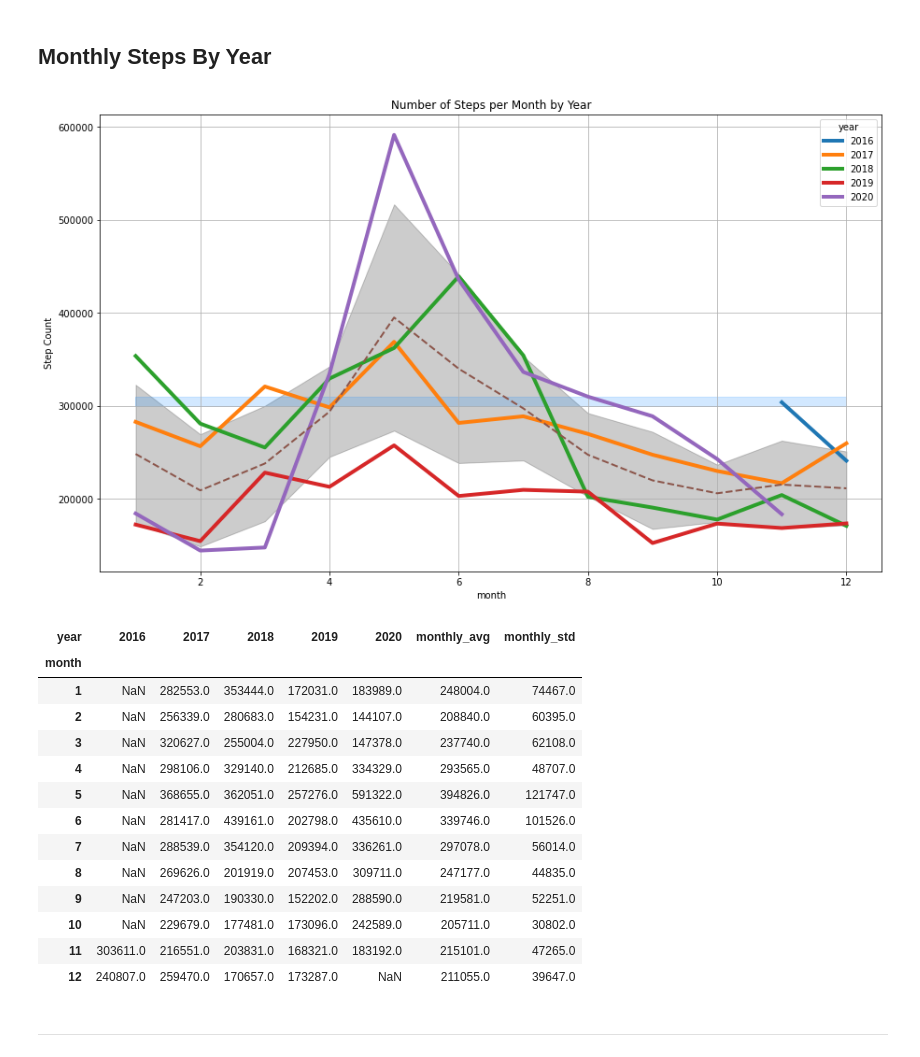
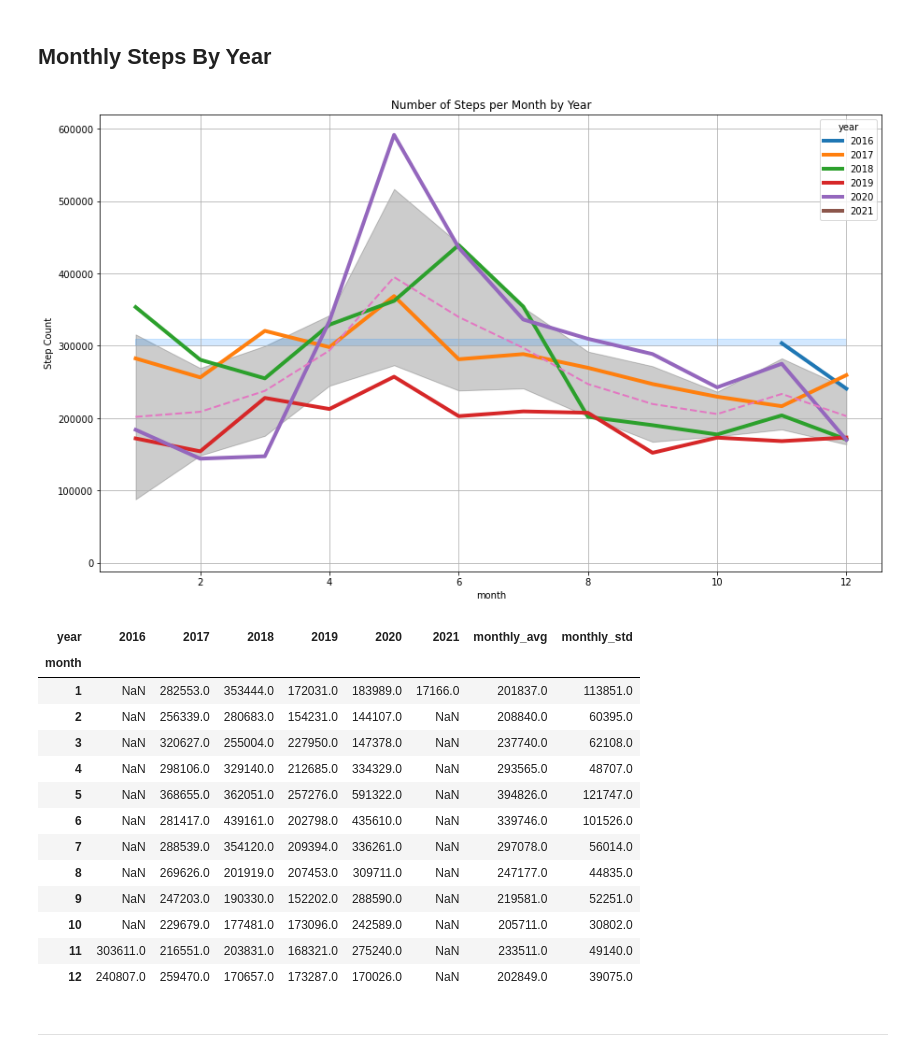
Before and after one commit to gregmames/HealthTracking, a Jupyter notebook: apple_health_data_processor.ipynb, the cells around one changed output. Cells and saved outputs as stored; diff of their text form; code cells hidden in the pictures.

```diff
--- a/apple_health_data_processor.ipynb
+++ b/apple_health_data_processor.ipynb
@@ -437,46 +451,46 @@ Freq: A-DEC, Name: Steps, dtype: int64
 # %%
 # Group data by year in pivot table
 df2 = steps_by_date.copy()
 df2['date'] = pd.to_datetime(df2['date'])
 df2['year'] = df2['date'].dt.year
 df2['month'] = df2['date'].dt.month
 
 df3 = pd.pivot_table(df2, index='month', columns='year', values='Steps', aggfunc='sum')
 #Create mean/std
 df3['monthly_avg'] = round(df3.mean(axis=1, skipna=True))
 df3['monthly_std'] = round(df3.std(axis=1, skipna=True))
 
 chart_title = 'Number of Steps per Month by Year'
-ax = df3.iloc[:,:5].plot(kind='line', figsize=[15, 9], linewidth=4, alpha=1, marker='',
+ax = df3.iloc[:,:6].plot(kind='line', figsize=[15, 9], linewidth=4, alpha=1, marker='',
                       markeredgecolor='#6684c1', markerfacecolor='w', markersize=8, markeredgewidth=2)
 df3.monthly_avg.plot(linestyle='dashed', alpha=1, linewidth=2)
 plt.fill_between(df3.index, df3.monthly_avg-df3.monthly_std, df3.monthly_avg+df3.monthly_std, alpha=0.2, color='k', label="Average")
 plt.fill_between(df3.index, 300000,310000, alpha=0.2, color='dodgerblue', label = '10k SPD')
 
 ax.yaxis.grid(True)
 ax.xaxis.grid(True)
 ax.set_ylabel('Step Count')
 ax.set_title(chart_title)
 
 # print(df3.iloc[:,:5].max())
 plt.show()
 df3
 # %% [output]
-[figure, old version]
+[figure, new version]
-| year | 2016 | 2017 | 2018 | 2019 | 2020 | monthly_avg | monthly_std |
-| month |  |  |  |  |  |  |  |
-| 1 | NaN | 282553.0 | 353444.0 | 172031.0 | 183989.0 | 248004.0 | 74467.0 |
-| 2 | NaN | 256339.0 | 280683.0 | 154231.0 | 144107.0 | 208840.0 | 60395.0 |
-| 3 | NaN | 320627.0 | 255004.0 | 227950.0 | 147378.0 | 237740.0 | 62108.0 |
-| 4 | NaN | 298106.0 | 329140.0 | 212685.0 | 334329.0 | 293565.0 | 48707.0 |
-| 5 | NaN | 368655.0 | 362051.0 | 257276.0 | 591322.0 | 394826.0 | 121747.0 |
-| 6 | NaN | 281417.0 | 439161.0 | 202798.0 | 435610.0 | 339746.0 | 101526.0 |
-| 7 | NaN | 288539.0 | 354120.0 | 209394.0 | 336261.0 | 297078.0 | 56014.0 |
-| 8 | NaN | 269626.0 | 201919.0 | 207453.0 | 309711.0 | 247177.0 | 44835.0 |
-| 9 | NaN | 247203.0 | 190330.0 | 152202.0 | 288590.0 | 219581.0 | 52251.0 |
-| 10 | NaN | 229679.0 | 177481.0 | 173096.0 | 242589.0 | 205711.0 | 30802.0 |
-| 11 | 303611.0 | 216551.0 | 203831.0 | 168321.0 | 183192.0 | 215101.0 | 47265.0 |
-| 12 | 240807.0 | 259470.0 | 170657.0 | 173287.0 | NaN | 211055.0 | 39647.0 |
+| year | 2016 | 2017 | 2018 | 2019 | 2020 | 2021 | monthly_avg | monthly_std |
+| month |  |  |  |  |  |  |  |  |
+| 1 | NaN | 282553.0 | 353444.0 | 172031.0 | 183989.0 | 17166.0 | 201837.0 | 113851.0 |
+| 2 | NaN | 256339.0 | 280683.0 | 154231.0 | 144107.0 | NaN | 208840.0 | 60395.0 |
+| 3 | NaN | 320627.0 | 255004.0 | 227950.0 | 147378.0 | NaN | 237740.0 | 62108.0 |
+| 4 | NaN | 298106.0 | 329140.0 | 212685.0 | 334329.0 | NaN | 293565.0 | 48707.0 |
+| 5 | NaN | 368655.0 | 362051.0 | 257276.0 | 591322.0 | NaN | 394826.0 | 121747.0 |
+| 6 | NaN | 281417.0 | 439161.0 | 202798.0 | 435610.0 | NaN | 339746.0 | 101526.0 |
+| 7 | NaN | 288539.0 | 354120.0 | 209394.0 | 336261.0 | NaN | 297078.0 | 56014.0 |
+| 8 | NaN | 269626.0 | 201919.0 | 207453.0 | 309711.0 | NaN | 247177.0 | 44835.0 |
+| 9 | NaN | 247203.0 | 190330.0 | 152202.0 | 288590.0 | NaN | 219581.0 | 52251.0 |
+| 10 | NaN | 229679.0 | 177481.0 | 173096.0 | 242589.0 | NaN | 205711.0 | 30802.0 |
+| 11 | 303611.0 | 216551.0 | 203831.0 | 168321.0 | 275240.0 | NaN | 233511.0 | 49140.0 |
+| 12 | 240807.0 | 259470.0 | 170657.0 | 173287.0 | 170026.0 | NaN | 202849.0 | 39075.0 |
 # %% [markdown]
 ----
 # %% [markdown]
```
Also changed, not shown: parts of 18 cells of this notebook.
